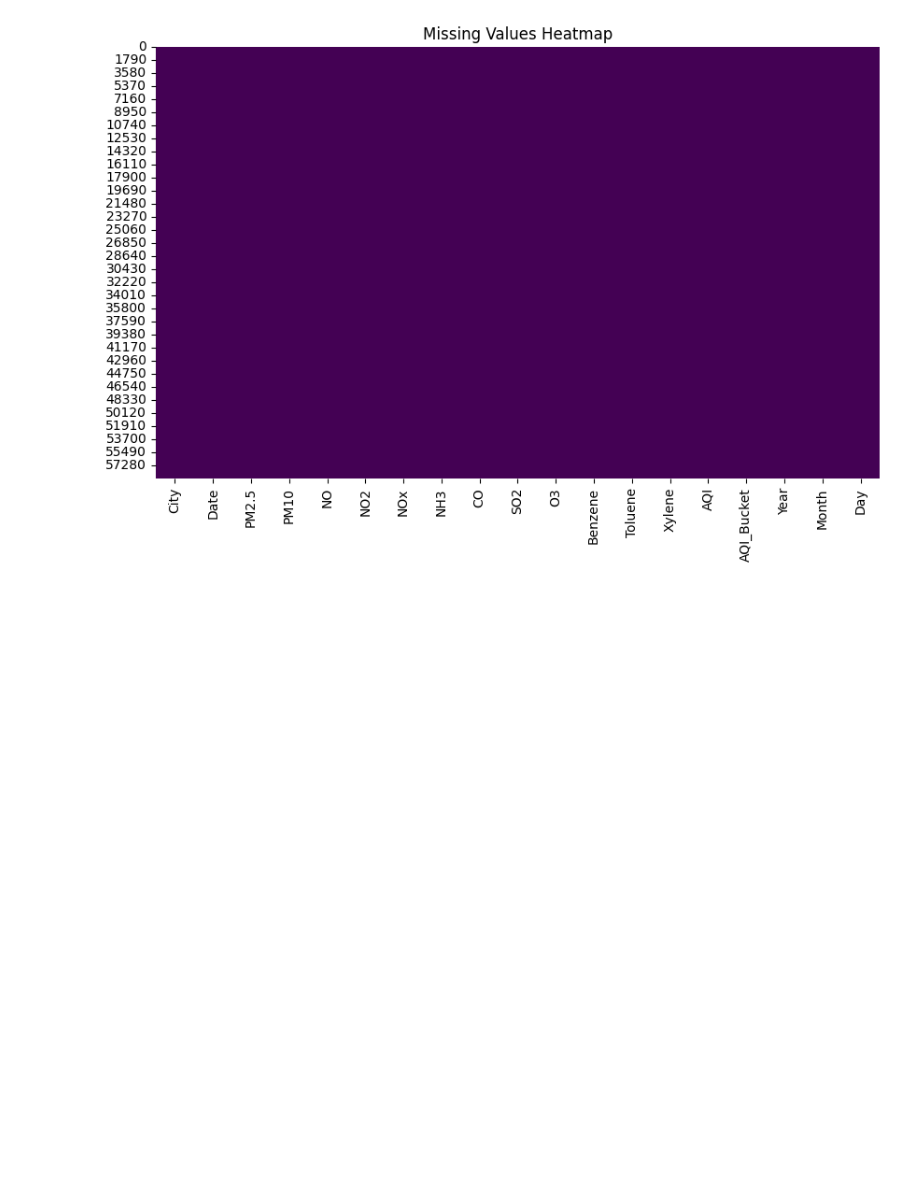
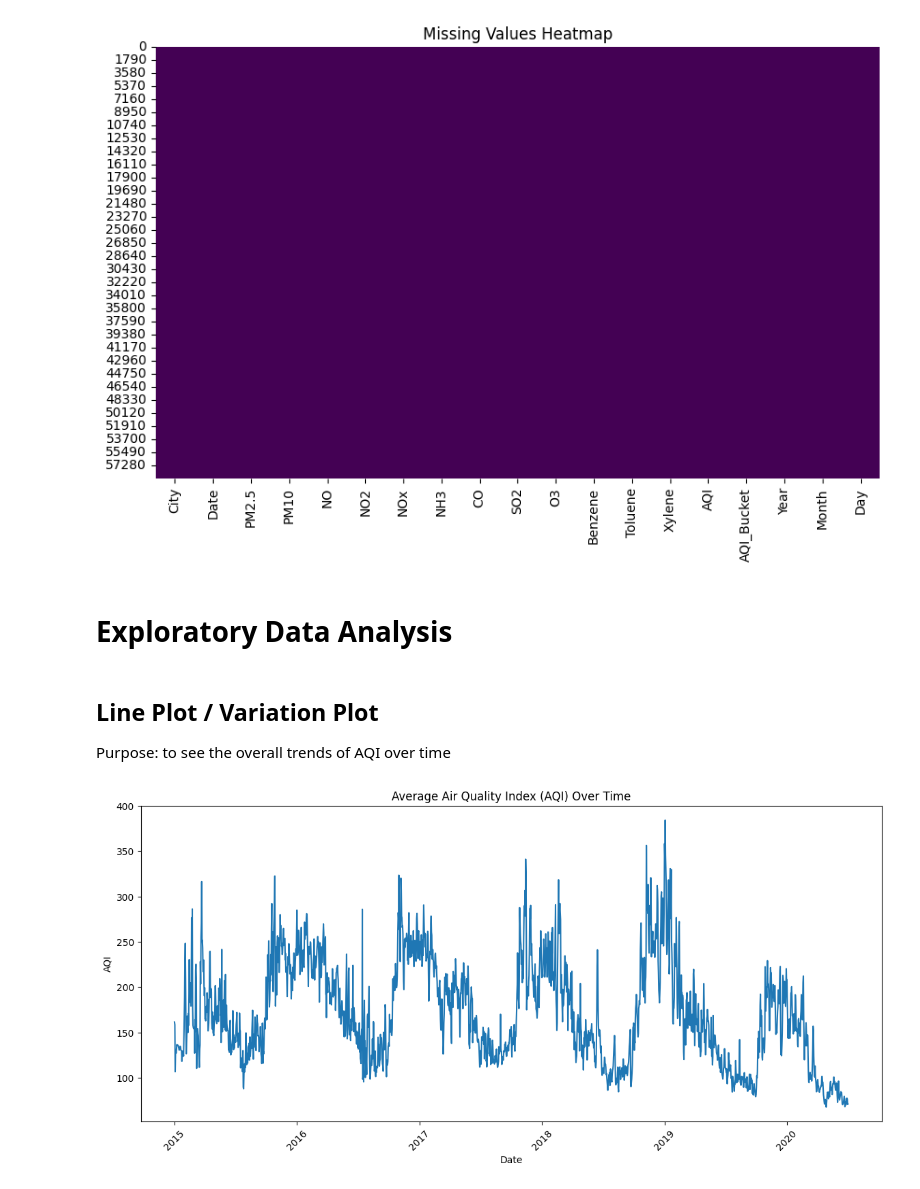
Before and after one commit to dongpradip/AirQuality_project, a Jupyter notebook: AirQualityProject.ipynb, the cells around one changed output. Drawn from its saved outputs; the diff is of its cells as text; code cells hidden in the pictures; blank space fills up the shorter version.

```diff
--- a/AirQualityProject.ipynb
+++ b/AirQualityProject.ipynb
@@ -379,3 +379,20 @@ plt.show()
 # %%
 # saving the cleaned dataset
 df.to_csv('/content/drive/MyDrive/programming_for_data_analysis/cleaned_air_quality.csv', index=False)
+# %% [markdown]
+# Exploratory Data Analysis
+# %% [markdown]
+## Line Plot / Variation Plot
+Purpose: to see the overall trends of AQI over time
+# %%
+plt.figure(figsize=(14, 6))
+sns.lineplot(data=df.groupby('Date')['AQI'].mean().reset_index(),
+             x='Date',
+             y='AQI')
+plt.title('Average Air Quality Index (AQI) Over Time')
+plt.xlabel('Date')
+plt.ylabel('AQI')
+plt.xticks(rotation=45)
+plt.show()
+# %% [output]
+[figure, added]
```
Also changed, not shown: parts of 13 cells of this notebook.
